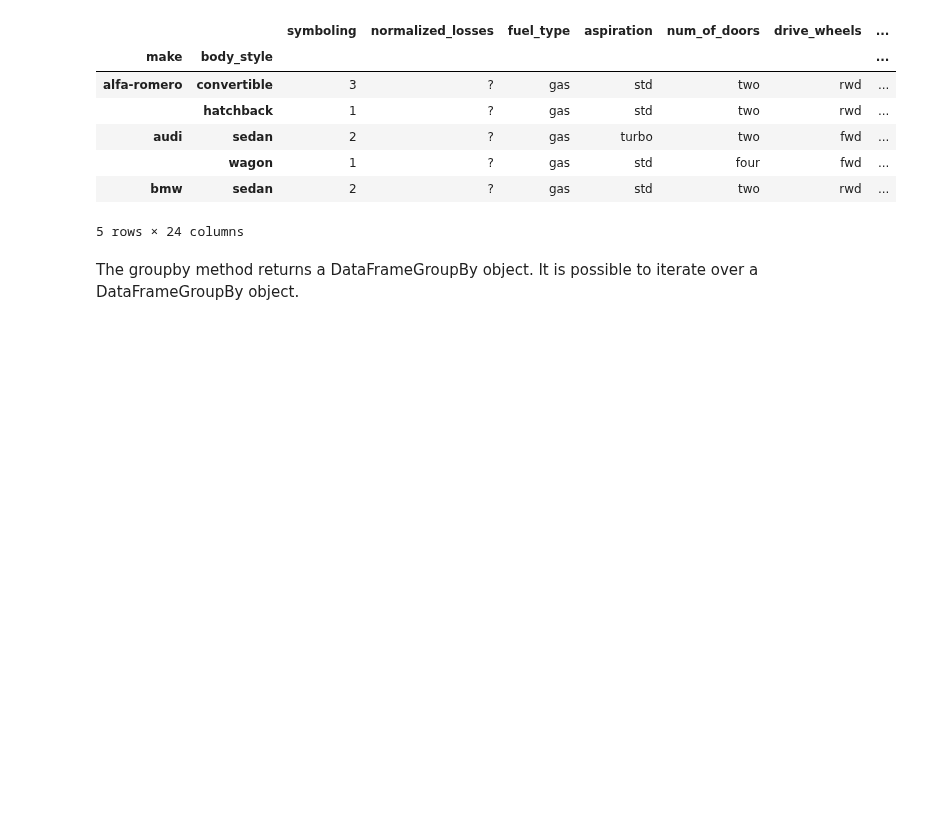
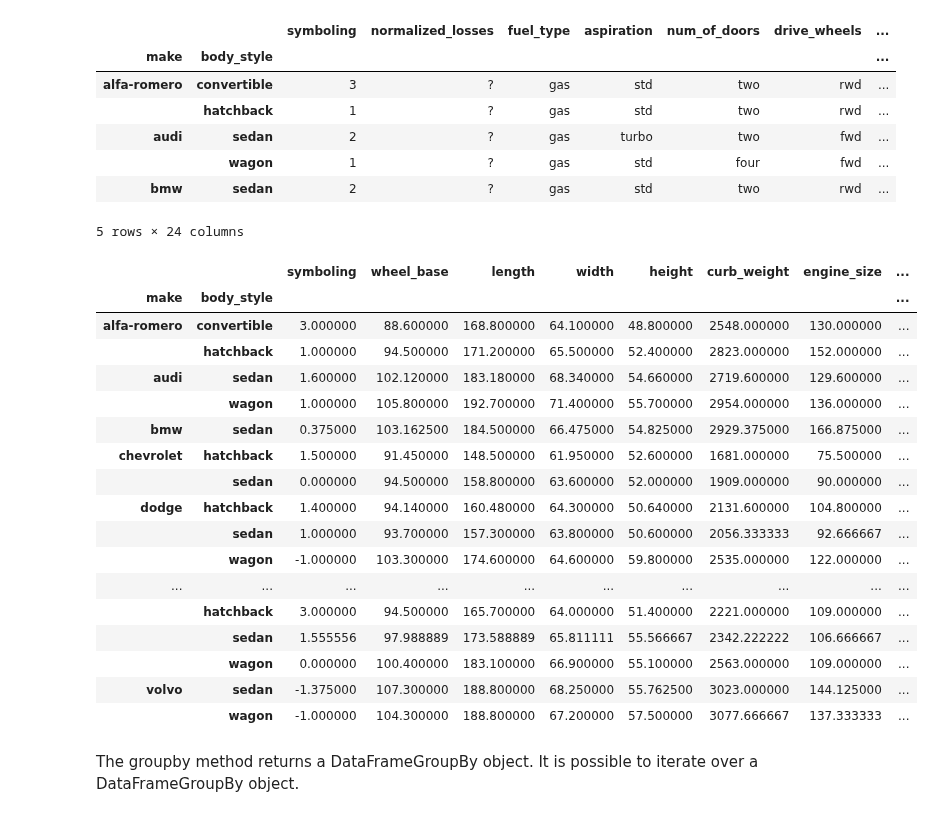
Before and after one commit to brotheramin/MachineLearning, a Jupyter notebook: Pandas.ipynb, the cells around one changed output. Saved outputs shown, nothing was run; the diff lists cells and outputs as text; code cells hidden in the pictures; blank space fills up the shorter version.

```diff
--- a/Pandas.ipynb
+++ b/Pandas.ipynb
@@ -284,6 +305,27 @@ pricedCars.groupby(['make', 'body_style']).max().head(5)
 |  | wagon | 1 | ? | gas | std | four | fwd | ... |
 | bmw | sedan | 2 | ? | gas | std | two | rwd | ... |
 5 rows × 24 columns
+# %%
+pricedCars.groupby(['make', 'body_style']).mean()
+# %% [output]
+|  |  | symboling | wheel_base | length | width | height | curb_weight | engine_size | ... |
+| make | body_style |  |  |  |  |  |  |  | ... |
+| alfa-romero | convertible | 3.000000 | 88.600000 | 168.800000 | 64.100000 | 48.800000 | 2548.000000 | 130.000000 | ... |
+|  | hatchback | 1.000000 | 94.500000 | 171.200000 | 65.500000 | 52.400000 | 2823.000000 | 152.000000 | ... |
+| audi | sedan | 1.600000 | 102.120000 | 183.180000 | 68.340000 | 54.660000 | 2719.600000 | 129.600000 | ... |
+|  | wagon | 1.000000 | 105.800000 | 192.700000 | 71.400000 | 55.700000 | 2954.000000 | 136.000000 | ... |
+| bmw | sedan | 0.375000 | 103.162500 | 184.500000 | 66.475000 | 54.825000 | 2929.375000 | 166.875000 | ... |
+| chevrolet | hatchback | 1.500000 | 91.450000 | 148.500000 | 61.950000 | 52.600000 | 1681.000000 | 75.500000 | ... |
+|  | sedan | 0.000000 | 94.500000 | 158.800000 | 63.600000 | 52.000000 | 1909.000000 | 90.000000 | ... |
+| dodge | hatchback | 1.400000 | 94.140000 | 160.480000 | 64.300000 | 50.640000 | 2131.600000 | 104.800000 | ... |
+|  | sedan | 1.000000 | 93.700000 | 157.300000 | 63.800000 | 50.600000 | 2056.333333 | 92.666667 | ... |
+|  | wagon | -1.000000 | 103.300000 | 174.600000 | 64.600000 | 59.800000 | 2535.000000 | 122.000000 | ... |
+| ... | ... | ... | ... | ... | ... | ... | ... | ... | ... |
+|  | hatchback | 3.000000 | 94.500000 | 165.700000 | 64.000000 | 51.400000 | 2221.000000 | 109.000000 | ... |
+|  | sedan | 1.555556 | 97.988889 | 173.588889 | 65.811111 | 55.566667 | 2342.222222 | 106.666667 | ... |
+|  | wagon | 0.000000 | 100.400000 | 183.100000 | 66.900000 | 55.100000 | 2563.000000 | 109.000000 | ... |
+| volvo | sedan | -1.375000 | 107.300000 | 188.800000 | 68.250000 | 55.762500 | 3023.000000 | 144.125000 | ... |
+|  | wagon | -1.000000 | 104.300000 | 188.800000 | 67.200000 | 57.500000 | 3077.666667 | 137.333333 | ... |
 # %% [markdown]
 The groupby method returns a DataFrameGroupBy object. It is possible to iterate over a DataFrameGroupBy object.
 # %%
```
Also changed, not shown: parts of 1 cell of this notebook.
